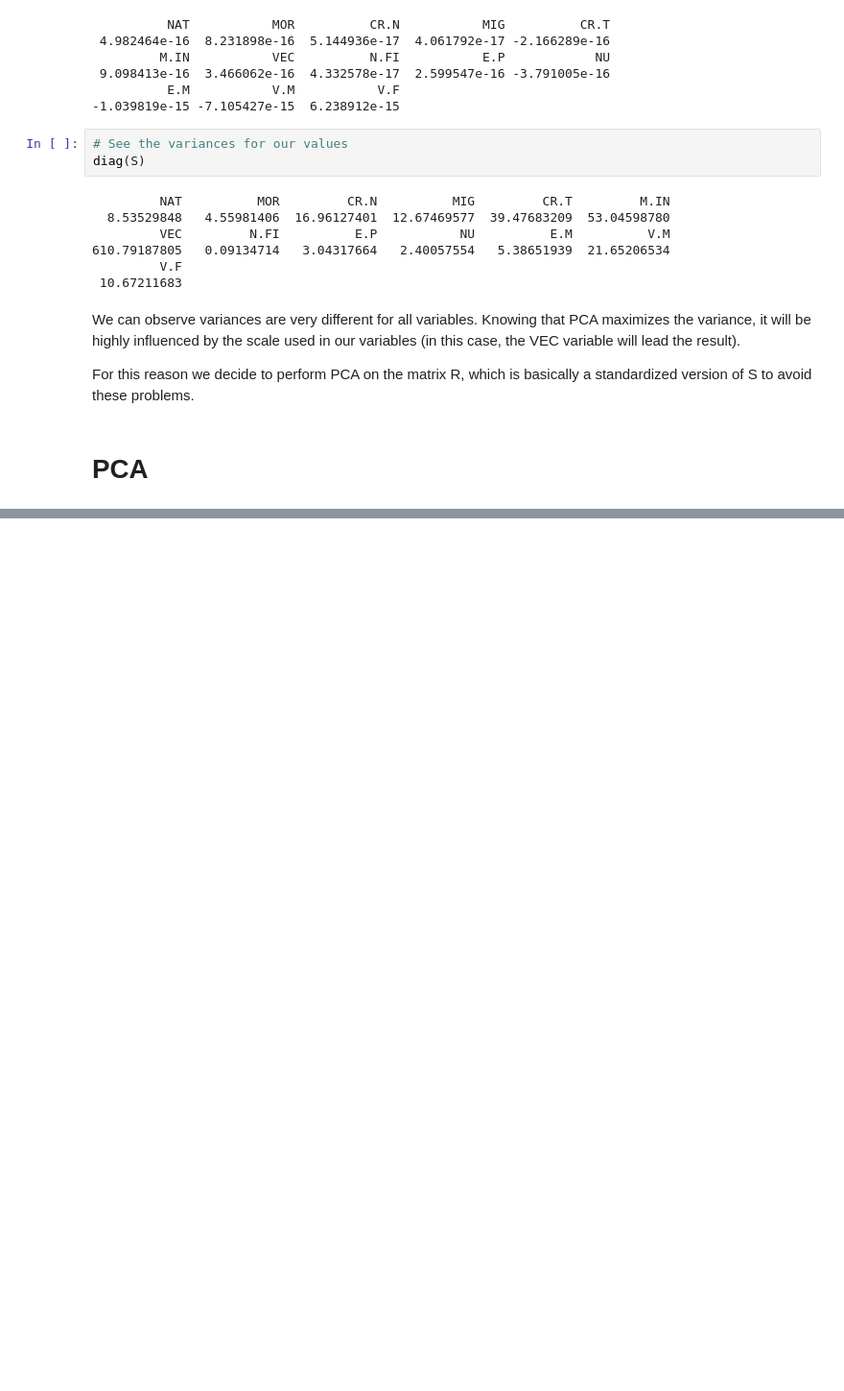
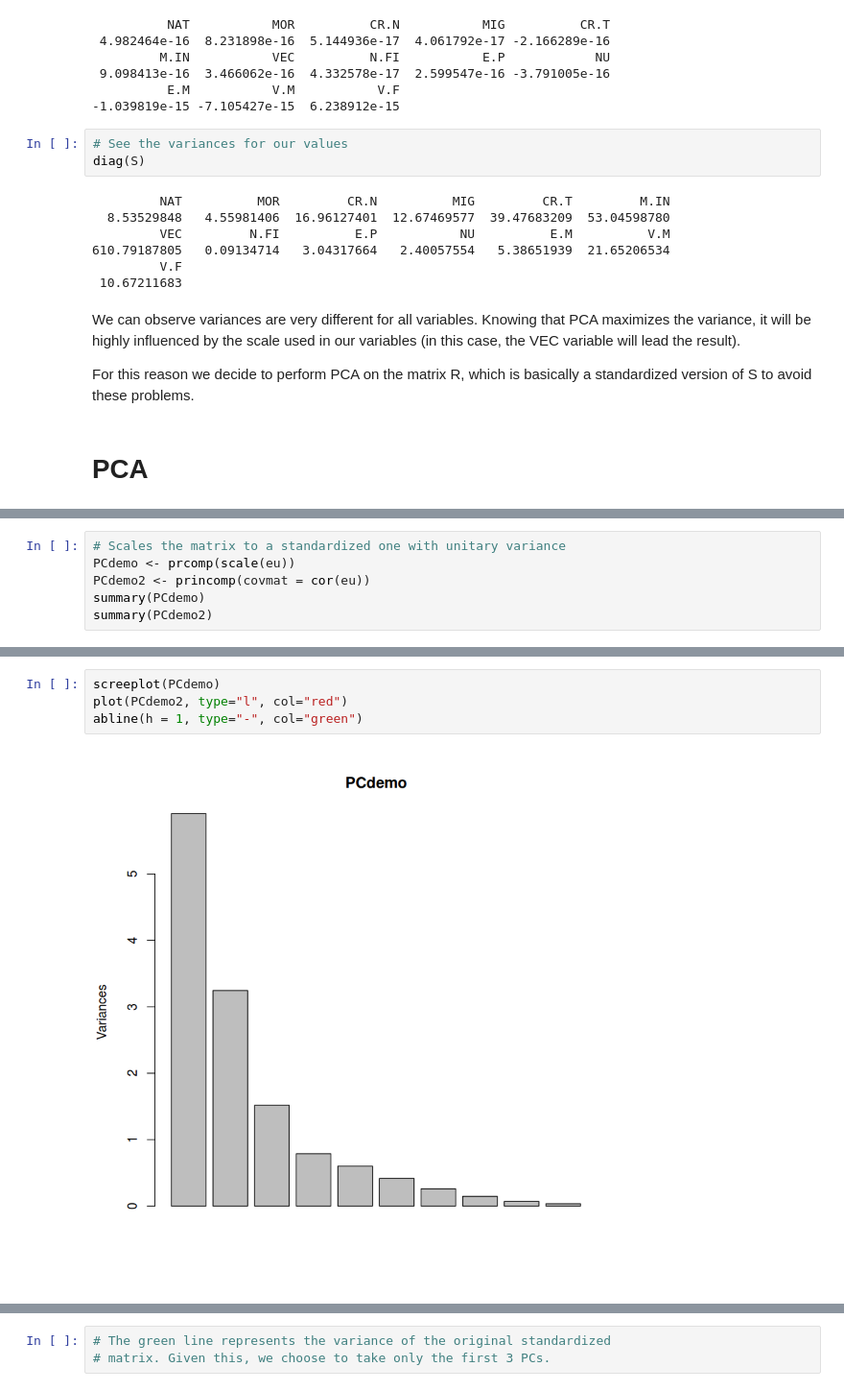
Before and after one commit to gsarti/mlda-course-units, a Jupyter notebook: 14_pca/pca.ipynb, the cells around one changed output, grey strips where cells are left out. Shown at 96% size. Drawn from its saved outputs; the diff is of its cells as text; blank space fills up the shorter version.

```diff
--- a/14_pca/pca.ipynb
+++ b/14_pca/pca.ipynb
@@ -252,0 +242,6 @@ For this reason we decide to perform PCA on the matrix R, which is basically a s
+# %%
+# Scales the matrix to a standardized one with unitary variance
+PCdemo <- prcomp(scale(eu))
+PCdemo2 <- princomp(covmat = cor(eu))
+summary(PCdemo)
+summary(PCdemo2)
@@ -252,0 +324,6 @@ For this reason we decide to perform PCA on the matrix R, which is basically a s
+# %%
+screeplot(PCdemo)
+plot(PCdemo2, type="l", col="red")
+abline(h = 1, type="-", col="green")
+# %% [output]
+[figure, added]
@@ -252,0 +333,3 @@ For this reason we decide to perform PCA on the matrix R, which is basically a s
+# %%
+# The green line represents the variance of the original standardized
+# matrix. Given this, we choose to take only the first 3 PCs.
```
Also changed, not shown: parts of 23 cells of this notebook.
